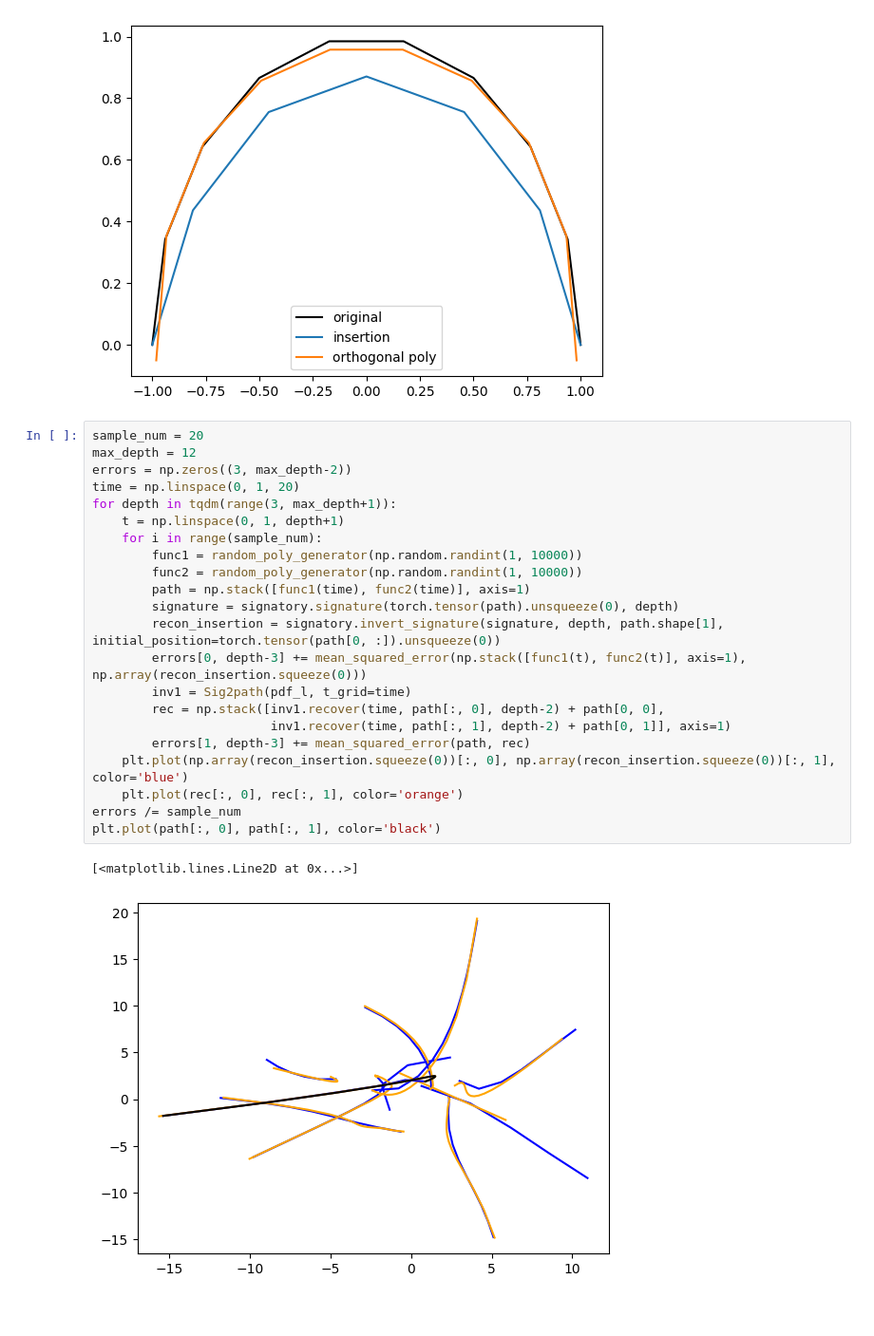
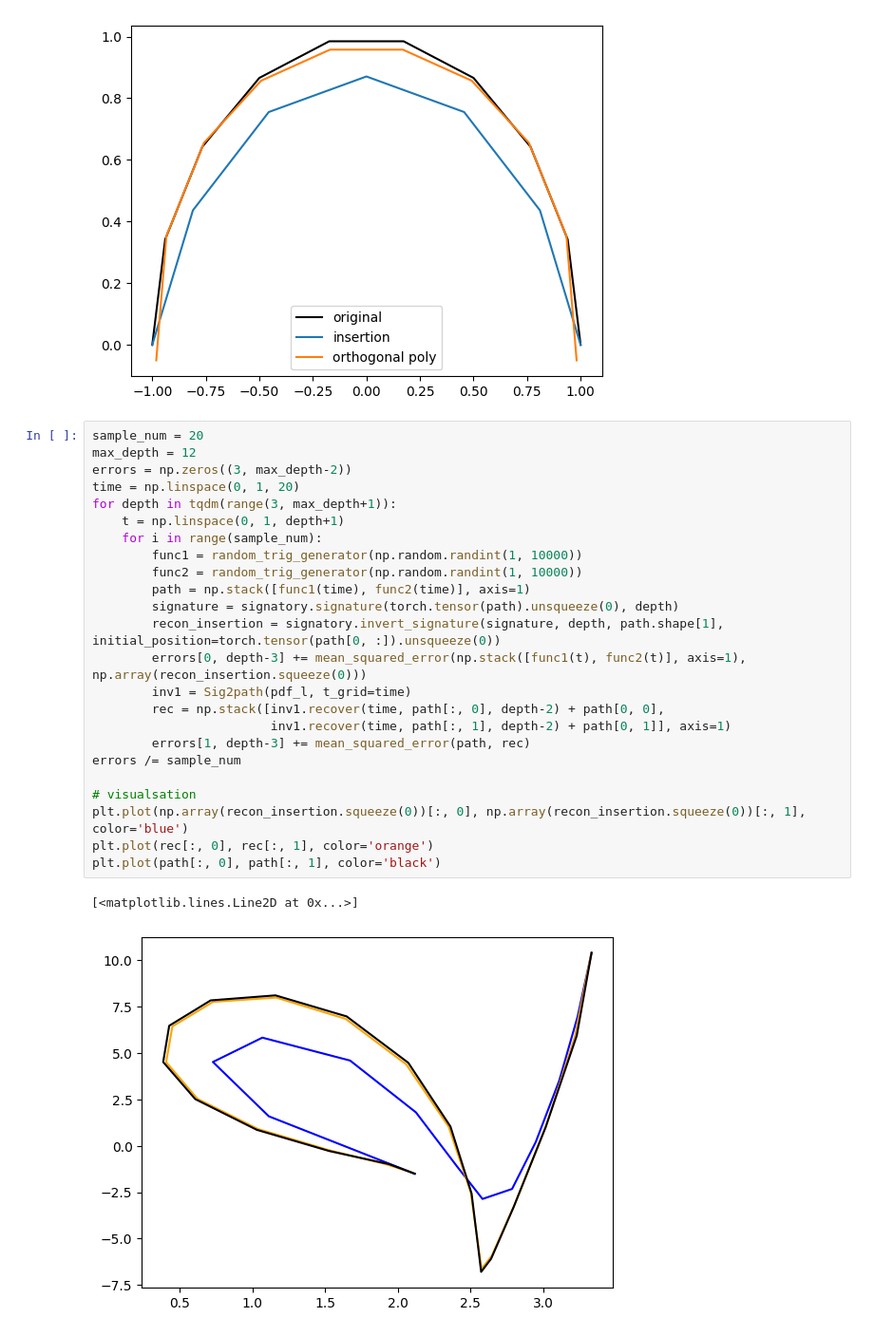
Before and after one commit to Zhuoyue-Huang/M3R-signature-inversion, a Jupyter notebook: siginversion_demo.ipynb, the cells around one changed output. Shown at 95% size. Saved outputs shown, nothing was run; the diff lists cells and outputs as text.

Commit message:
add visualisation for comparison with insertion

```diff
--- a/siginversion_demo.ipynb
+++ b/siginversion_demo.ipynb
@@ -213,28 +213,30 @@ plt.legend()
 # %%
 sample_num = 20
 max_depth = 12
 errors = np.zeros((3, max_depth-2))
 time = np.linspace(0, 1, 20)
 for depth in tqdm(range(3, max_depth+1)):
     t = np.linspace(0, 1, depth+1)
     for i in range(sample_num):
-        func1 = random_poly_generator(np.random.randint(1, 10000))
-        func2 = random_poly_generator(np.random.randint(1, 10000))
+        func1 = random_trig_generator(np.random.randint(1, 10000))
+        func2 = random_trig_generator(np.random.randint(1, 10000))
         path = np.stack([func1(time), func2(time)], axis=1)
         signature = signatory.signature(torch.tensor(path).unsqueeze(0), depth)
         recon_insertion = signatory.invert_signature(signature, depth, path.shape[1], initial_position=torch.tensor(path[0, :]).unsqueeze(0))
         errors[0, depth-3] += mean_squared_error(np.stack([func1(t), func2(t)], axis=1), np.array(recon_insertion.squeeze(0)))
         inv1 = Sig2path(pdf_l, t_grid=time)
         rec = np.stack([inv1.recover(time, path[:, 0], depth-2) + path[0, 0],
                         inv1.recover(time, path[:, 1], depth-2) + path[0, 1]], axis=1)
         errors[1, depth-3] += mean_squared_error(path, rec)
-    plt.plot(np.array(recon_insertion.squeeze(0))[:, 0], np.array(recon_insertion.squeeze(0))[:, 1], color='blue')
-    plt.plot(rec[:, 0], rec[:, 1], color='orange')
 errors /= sample_num
+
+# visualsation
+plt.plot(np.array(recon_insertion.squeeze(0))[:, 0], np.array(recon_insertion.squeeze(0))[:, 1], color='blue')
+plt.plot(rec[:, 0], rec[:, 1], color='orange')
 plt.plot(path[:, 0], path[:, 1], color='black')
 # %% [output]
 [<matplotlib.lines.Line2D at 0x...>]
-[figure, old version]
+[figure, new version]
 # %%
 plt.plot(range(3, max_depth+1), errors[0], label='insertion')
 plt.plot(range(3, max_depth+1), errors[1], label='orthogonal poly')
```
Also changed, not shown: parts of 1 cell of this notebook.
